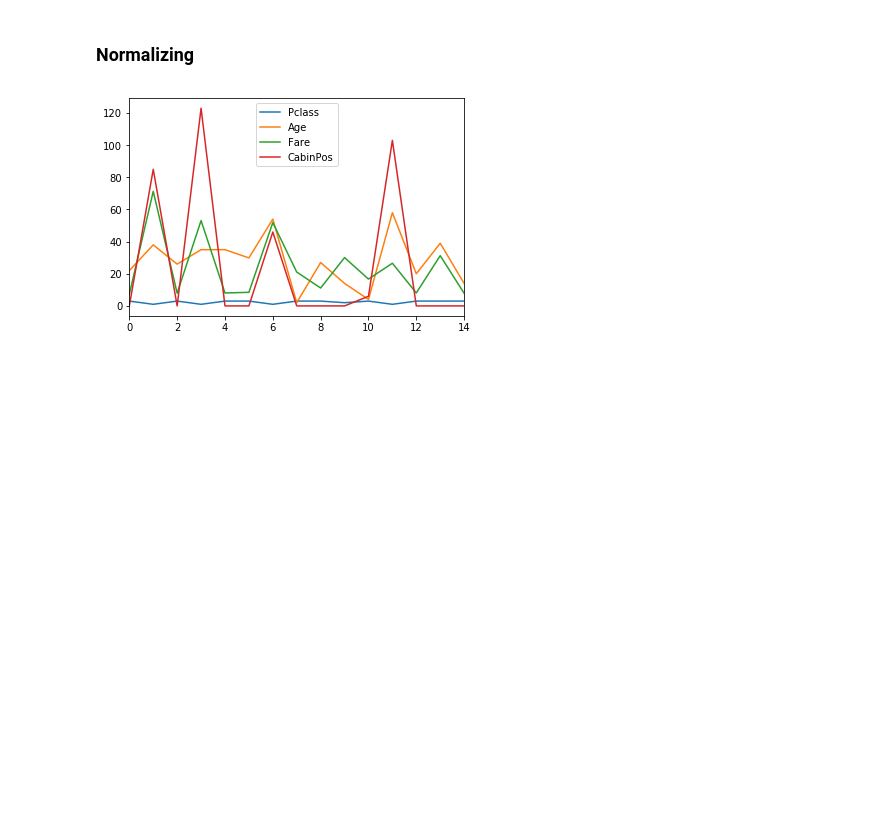
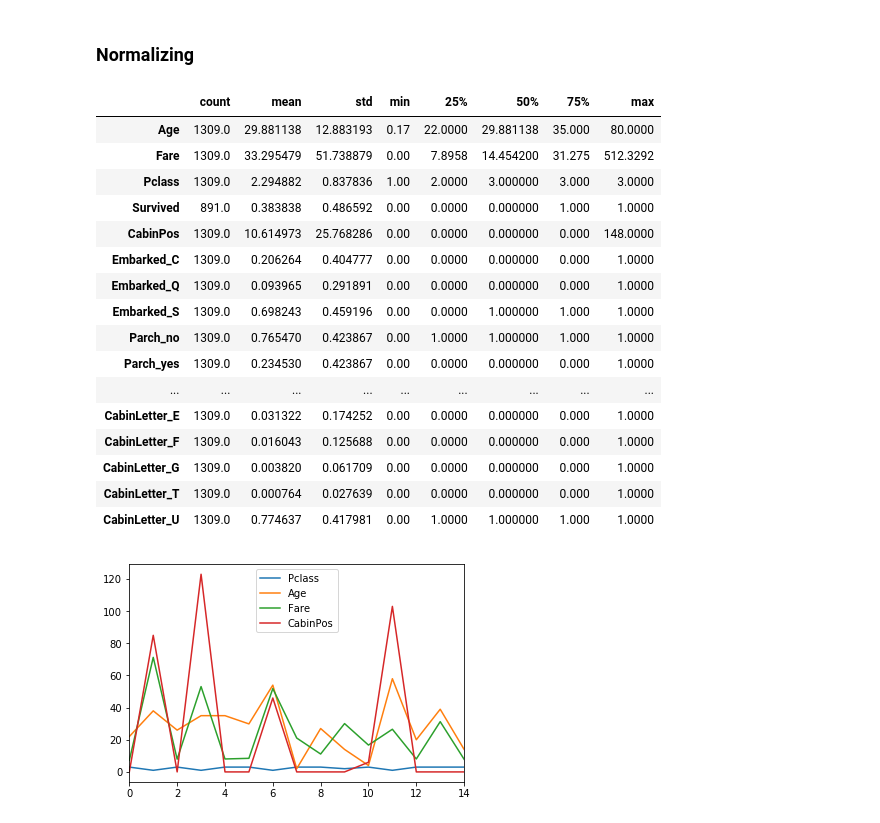
Before and after one commit to samuxiii/prototypes, a Jupyter notebook: notebooks/titanic/Titanic Survival.ipynb, the cells around one changed output. Cells and saved outputs as stored; diff of their text form; code cells hidden in the pictures; blank space fills up the shorter version.

```diff
--- a/notebooks/titanic/Titanic Survival.ipynb
+++ b/notebooks/titanic/Titanic Survival.ipynb
@@ -184,6 +185,26 @@ data.columns[data.isnull().any()].tolist()
 ['Survived']
 # %% [markdown]
 ### Normalizing
+# %%
+data.describe().T
+# %% [output]
+|  | count | mean | std | min | 25% | 50% | 75% | max |
+| Age | 1309.0 | 29.881138 | 12.883193 | 0.17 | 22.0000 | 29.881138 | 35.000 | 80.0000 |
+| Fare | 1309.0 | 33.295479 | 51.738879 | 0.00 | 7.8958 | 14.454200 | 31.275 | 512.3292 |
+| Pclass | 1309.0 | 2.294882 | 0.837836 | 1.00 | 2.0000 | 3.000000 | 3.000 | 3.0000 |
+| Survived | 891.0 | 0.383838 | 0.486592 | 0.00 | 0.0000 | 0.000000 | 1.000 | 1.0000 |
+| CabinPos | 1309.0 | 10.614973 | 25.768286 | 0.00 | 0.0000 | 0.000000 | 0.000 | 148.0000 |
+| Embarked_C | 1309.0 | 0.206264 | 0.404777 | 0.00 | 0.0000 | 0.000000 | 0.000 | 1.0000 |
+| Embarked_Q | 1309.0 | 0.093965 | 0.291891 | 0.00 | 0.0000 | 0.000000 | 0.000 | 1.0000 |
+| Embarked_S | 1309.0 | 0.698243 | 0.459196 | 0.00 | 0.0000 | 1.000000 | 1.000 | 1.0000 |
+| Parch_no | 1309.0 | 0.765470 | 0.423867 | 0.00 | 1.0000 | 1.000000 | 1.000 | 1.0000 |
+| Parch_yes | 1309.0 | 0.234530 | 0.423867 | 0.00 | 0.0000 | 0.000000 | 0.000 | 1.0000 |
+| ... | ... | ... | ... | ... | ... | ... | ... | ... |
+| CabinLetter_E | 1309.0 | 0.031322 | 0.174252 | 0.00 | 0.0000 | 0.000000 | 0.000 | 1.0000 |
+| CabinLetter_F | 1309.0 | 0.016043 | 0.125688 | 0.00 | 0.0000 | 0.000000 | 0.000 | 1.0000 |
+| CabinLetter_G | 1309.0 | 0.003820 | 0.061709 | 0.00 | 0.0000 | 0.000000 | 0.000 | 1.0000 |
+| CabinLetter_T | 1309.0 | 0.000764 | 0.027639 | 0.00 | 0.0000 | 0.000000 | 0.000 | 1.0000 |
+| CabinLetter_U | 1309.0 | 0.774637 | 0.417981 | 0.00 | 1.0000 | 1.000000 | 1.000 | 1.0000 |
 # %%
 import matplotlib.pyplot as plt
 
```
Also changed, not shown: parts of 13 cells of this notebook.
